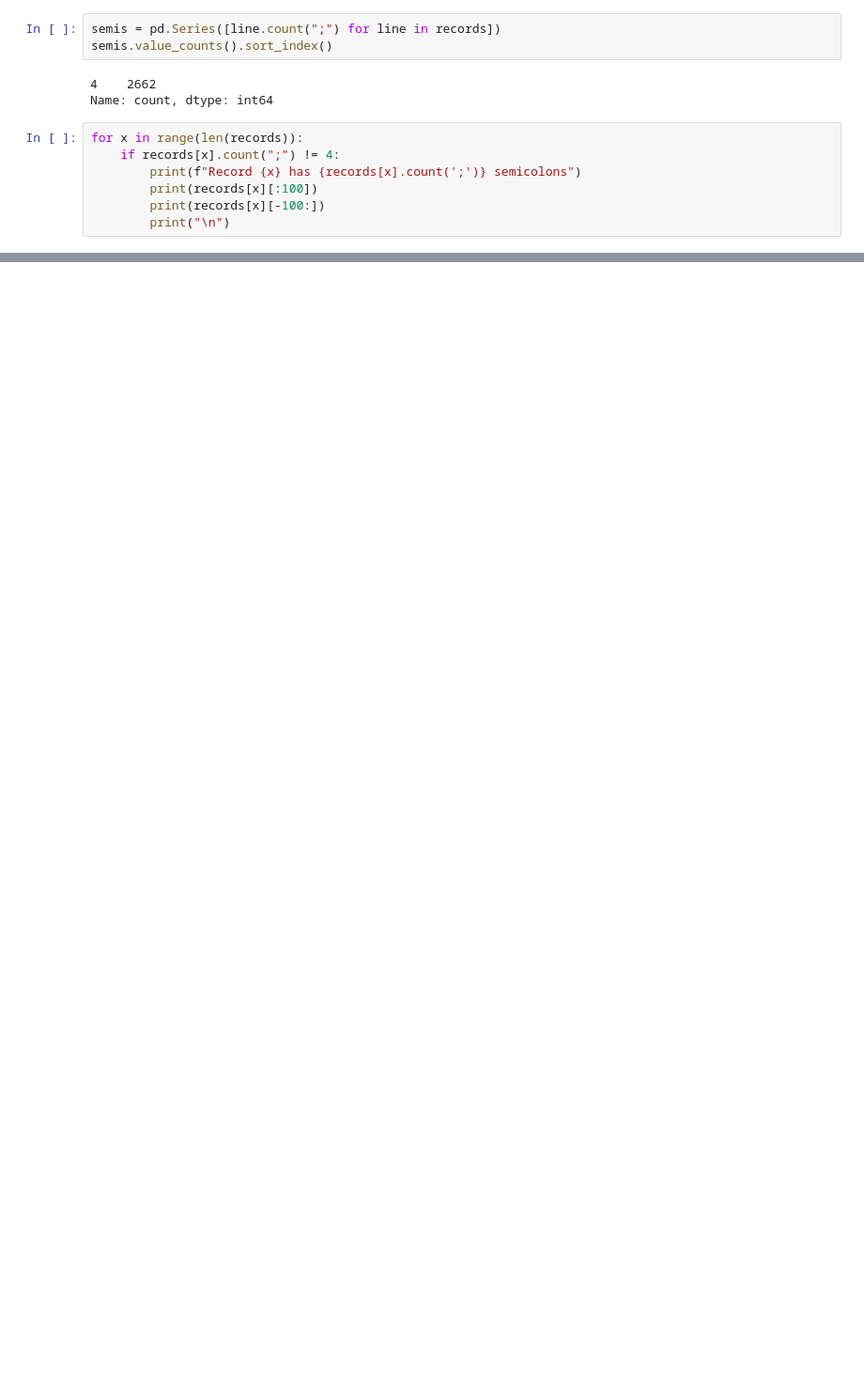
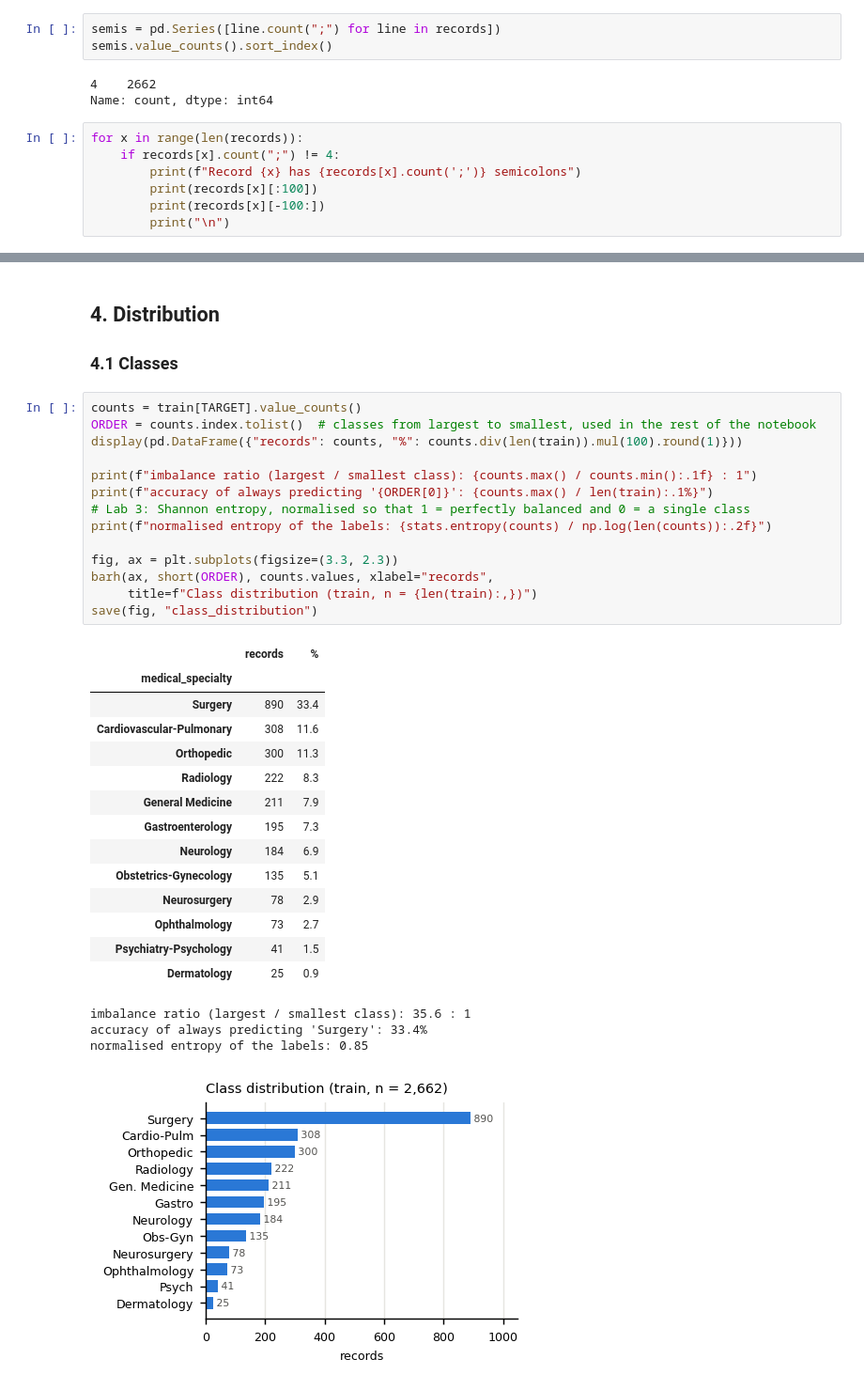
Before and after one commit to ArturKrys/clinical-specialty-classifier, a Jupyter notebook: Testing/Manual/01_data_analysis.ipynb, the cells around one changed output, grey strips where cells are left out. Shown at 94% size. Saved outputs shown, nothing was run; the diff lists cells and outputs as text; blank space fills up the shorter version.

```diff
--- a/Testing/Manual/01_data_analysis.ipynb
+++ b/Testing/Manual/01_data_analysis.ipynb
@@ -242,0 +429,37 @@ Dimensão: (2662, 5)
+# %% [markdown]
+## 4. Distribution
+
+### 4.1 Classes
+# %%
+counts = train[TARGET].value_counts()
+ORDER = counts.index.tolist()  # classes from largest to smallest, used in the rest of the notebook
+display(pd.DataFrame({"records": counts, "%": counts.div(len(train)).mul(100).round(1)}))
+
+print(f"imbalance ratio (largest / smallest class): {counts.max() / counts.min():.1f} : 1")
+print(f"accuracy of always predicting '{ORDER[0]}': {counts.max() / len(train):.1%}")
+# Lab 3: Shannon entropy, normalised so that 1 = perfectly balanced and 0 = a single class
+print(f"normalised entropy of the labels: {stats.entropy(counts) / np.log(len(counts)):.2f}")
+
+fig, ax = plt.subplots(figsize=(3.3, 2.3))
+barh(ax, short(ORDER), counts.values, xlabel="records",
+     title=f"Class distribution (train, n = {len(train):,})")
+save(fig, "class_distribution")
+# %% [output]
+|  | records | % |
+| medical_specialty |  |  |
+| Surgery | 890 | 33.4 |
+| Cardiovascular-Pulmonary | 308 | 11.6 |
+| Orthopedic | 300 | 11.3 |
+| Radiology | 222 | 8.3 |
+| General Medicine | 211 | 7.9 |
+| Gastroenterology | 195 | 7.3 |
+| Neurology | 184 | 6.9 |
+| Obstetrics-Gynecology | 135 | 5.1 |
+| Neurosurgery | 78 | 2.9 |
+| Ophthalmology | 73 | 2.7 |
+| Psychiatry-Psychology | 41 | 1.5 |
+| Dermatology | 25 | 0.9 |
+imbalance ratio (largest / smallest class): 35.6 : 1
+accuracy of always predicting 'Surgery': 33.4%
+normalised entropy of the labels: 0.85
+[figure, added]
```
Also changed, not shown: parts of 69 cells of this notebook, 7 other files.
